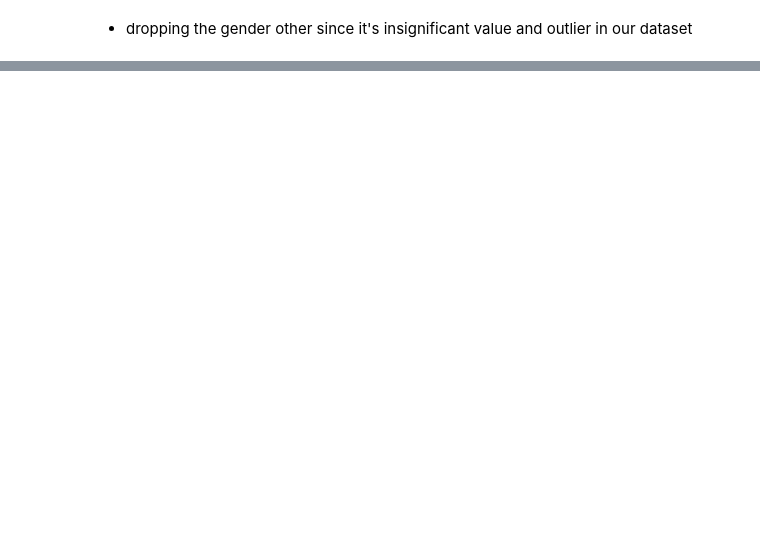
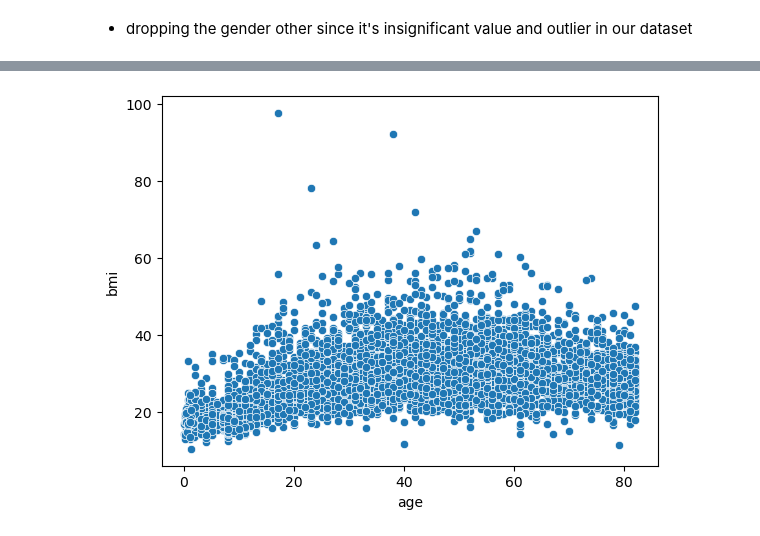
Before and after one commit to bmmukhridin/ML-Stroke-Prediction, a Jupyter notebook: project 2 part 1.ipynb, the cells around one changed output, grey strips where cells are left out. Saved outputs shown, nothing was run; the diff lists cells and outputs as text; code cells hidden in the pictures; blank space fills up the shorter version.

```diff
--- a/project 2 part 1.ipynb
+++ b/project 2 part 1.ipynb
@@ -225,0 +240,4 @@ stroke_df[stroke_df["gender"]=="Other"]
+# %%
+sns.scatterplot(data=stroke_df, x='age', y='bmi');
+# %% [output]
+[figure, added]
```
Also changed, not shown: parts of 3 cells of this notebook.
